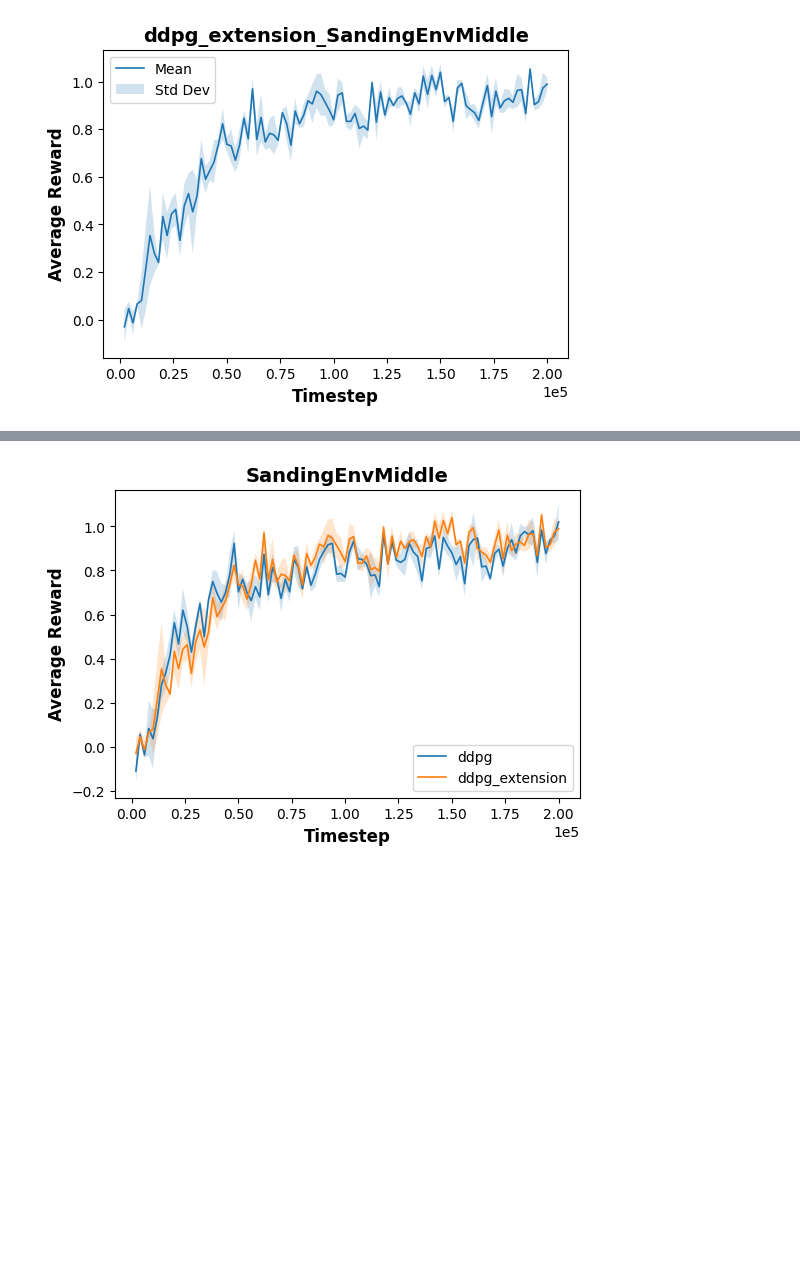
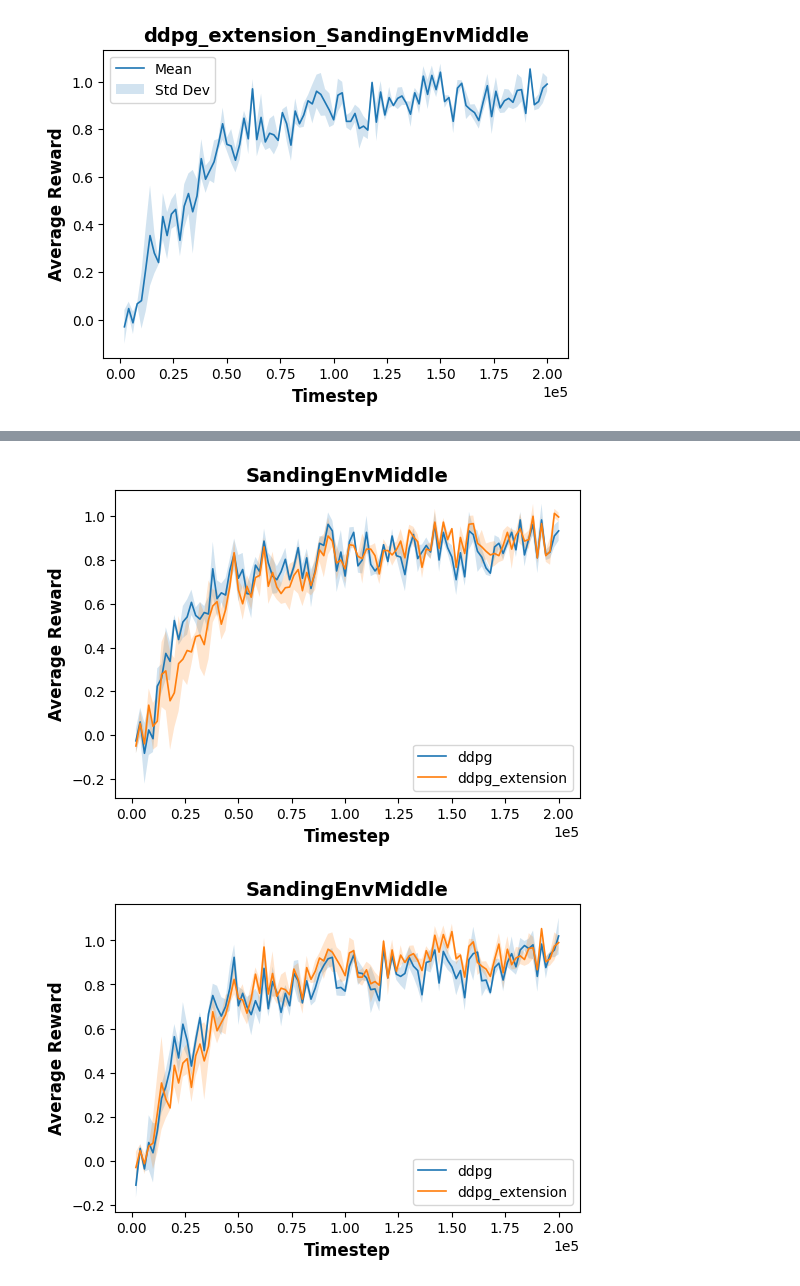
Before and after one commit to SpringNuance/Reinforcement-Learning-Project, a Jupyter notebook: project.ipynb, the cells around one changed output, grey strips where cells are left out. Saved outputs shown, nothing was run; the diff lists cells and outputs as text; code cells hidden in the pictures; blank space fills up the shorter version.

Commit message:
Update ddpg_extension
improve algorithm

```diff
--- a/project.ipynb
+++ b/project.ipynb
@@ -1385,6 +1384,26 @@ If the code runs successfully, your plot should be saved to the following paths:
   - `results/SandingEnvMiddle/compare_ddpg_ddpg_extension.pdf`
   - or
   - `results/SandingEnvMiddle/compare_ppo_ppo_extension.pdf`
+# %%
+## Run the following code to draw the comparison plots of PPO and DDPG's training performances
+import warnings
+warnings.filterwarnings('ignore')
+
+environment = 'middle'
+
+orgin_alo_name = 'ddpg' # 'ddpg' or 'ppo'
+improved_alo_name = 'ddpg_extension' # 'ddpg_extension' or 'ppo_extension'
+
+config=setup(algo=orgin_alo_name, env=environment, render=False)
+origin_agent = DDPGAgent(config) # DDPGAgent(config) or PPOAgent(config)
+
+config=setup(algo=improved_alo_name, env=environment, render=False)
+improved_agent = DDPGExtension(config) # DDPGExtension(config) or PPOExtension(config)
+
+# make the comparison plot
+cu.compare_algorithm_training(origin_agent, improved_agent, seeds=[0,1,2])
+# %% [output]
+[figure, added]
 # %%
 ## Run the following code to draw the comparison plots of PPO and DDPG's training performances
 import warnings
```
Also changed, not shown: parts of 1 cell of this notebook, 43 other files.
